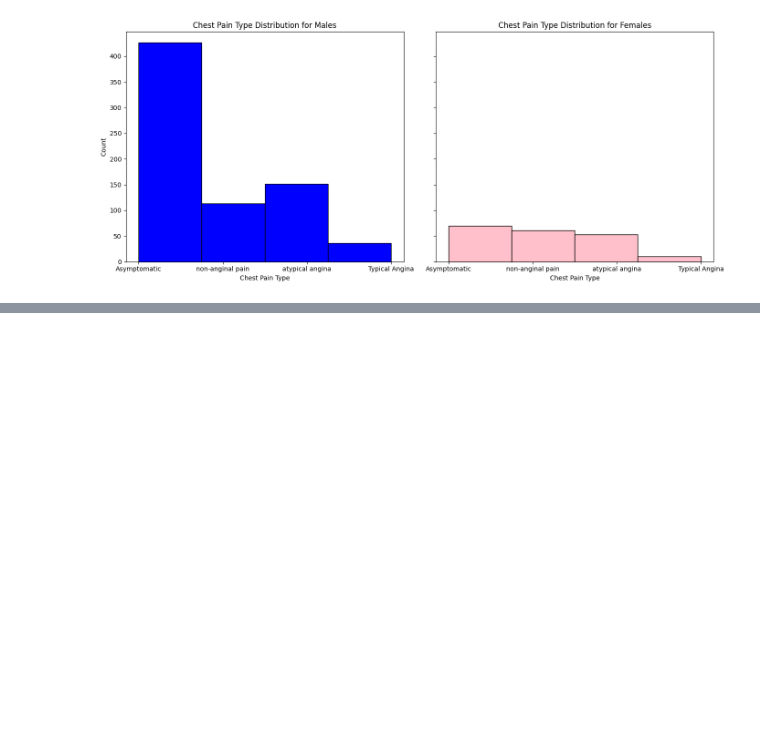
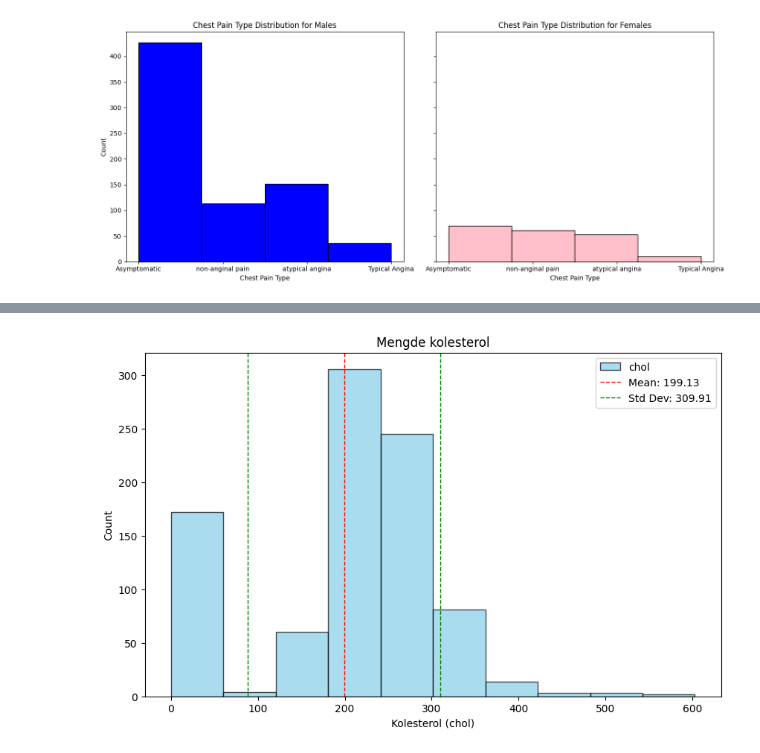
Before and after one commit to KasperFuru/datamining_oblig1, a Jupyter notebook: oblignotebook.ipynb, the cells around one changed output, grey strips where cells are left out. Cells and saved outputs as stored; diff of their text form; code cells hidden in the pictures; blank space fills up the shorter version.

```diff
--- a/oblignotebook.ipynb
+++ b/oblignotebook.ipynb
@@ -174,0 +148,24 @@ Passing `palette` without assigning `hue` is deprecated and will be removed in v
+# %%
+# Plot the distribution of cholesterol (chol)
+plt.figure(figsize=(10, 6))
+df['chol'].plot(kind='hist', bins=10, edgecolor='black', color='skyblue', alpha=0.7)
+
+# Calculate the mean and standard deviation of the 'chol' column
+mean_chol = df['chol'].mean()
+std_chol = df['chol'].std()
+
+# Add vertical lines for the mean and standard deviation
+plt.axvline(mean_chol, color='red', linestyle='dashed', linewidth=1, label=f'Mean: {mean_chol:.2f}')
+plt.axvline(mean_chol + std_chol, color='green', linestyle='dashed', linewidth=1, label=f'Std Dev: {mean_chol + std_chol:.2f}')
+plt.axvline(mean_chol - std_chol, color='green', linestyle='dashed', linewidth=1)
+
+# Add labels and title
+plt.xlabel('Kolesterol (chol)')
+plt.ylabel('Count')
+plt.title('Mengde kolesterol')
+plt.legend()
+
+# Show the plot
+plt.show()
+# %% [output]
+[figure, added]
```
Also changed, not shown: parts of 11 cells of this notebook.
